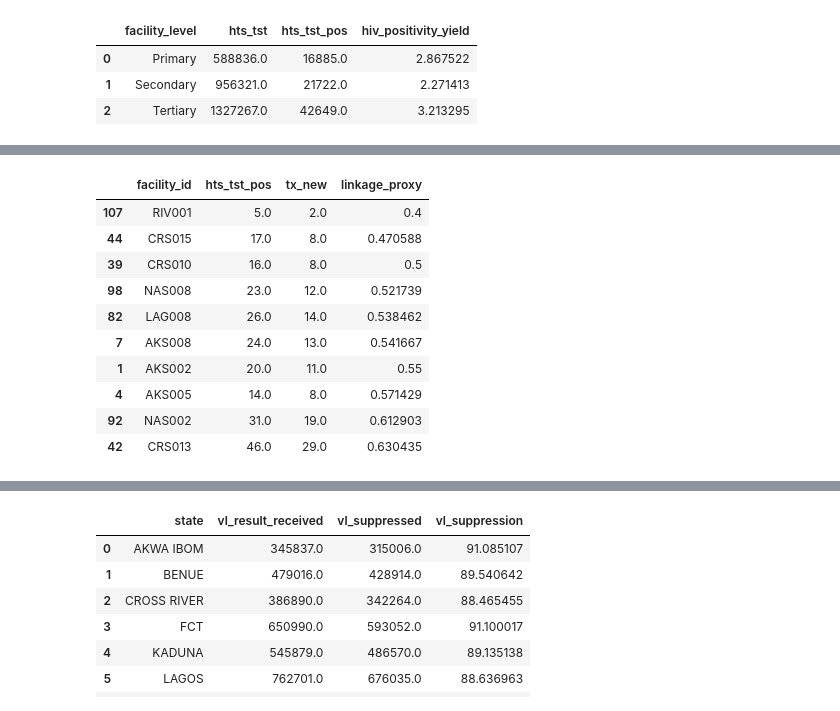
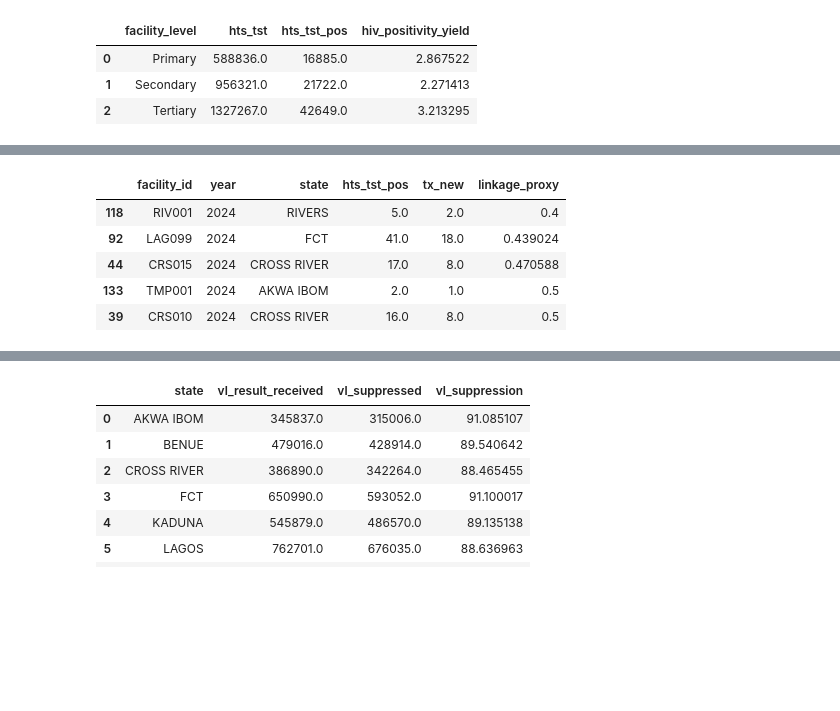
Before and after one commit to AlozieCollins/Intern-dataset-work, a Jupyter notebook: work.ipynb, the cells around one changed output, grey strips where cells are left out. Cells and saved outputs as stored; diff of their text form; code cells hidden in the pictures; blank space fills up the shorter version.

```diff
--- a/work.ipynb
+++ b/work.ipynb
@@ -1107,7 +1100,7 @@ facility_2024 = clean_df[clean_df["year"]== 2024].copy()
 # %%
 # Second indicator: calculating people that have been diagnosed but has not stated treatment
 linkage = (
-    facility_2024.groupby("facility_id", as_index=False).agg(
+    facility_2024.groupby(["facility_id", "year", "state"],as_index=False).agg(
         hts_tst_pos=("hts_tst_pos", "sum"), tx_new=("tx_new", "sum")
     )
 )
@@ -1115,4 +1108,3 @@ linkage = (
 linkage["linkage_proxy"] = (
         linkage["tx_new"] / linkage["hts_tst_pos"].replace(0, pd.NA)
     )
-linkage
@@ -1133,20 +1111,15 @@ linkage
 # %%
 # sorting the facilities in ascending order to get the 10 lowest facilites below 0.8
 linkage_low = linkage.sort_values("linkage_proxy")
 
-linkage_low.head(10)
+linkage_low.head()
 # %% [output]
-|  | facility_id | hts_tst_pos | tx_new | linkage_proxy |
-| 107 | RIV001 | 5.0 | 2.0 | 0.4 |
-| 44 | CRS015 | 17.0 | 8.0 | 0.470588 |
-| 39 | CRS010 | 16.0 | 8.0 | 0.5 |
-| 98 | NAS008 | 23.0 | 12.0 | 0.521739 |
-| 82 | LAG008 | 26.0 | 14.0 | 0.538462 |
-| 7 | AKS008 | 24.0 | 13.0 | 0.541667 |
-| 1 | AKS002 | 20.0 | 11.0 | 0.55 |
-| 4 | AKS005 | 14.0 | 8.0 | 0.571429 |
-| 92 | NAS002 | 31.0 | 19.0 | 0.612903 |
-| 42 | CRS013 | 46.0 | 29.0 | 0.630435 |
+|  | facility_id | year | state | hts_tst_pos | tx_new | linkage_proxy |
+| 118 | RIV001 | 2024 | RIVERS | 5.0 | 2.0 | 0.4 |
+| 92 | LAG099 | 2024 | FCT | 41.0 | 18.0 | 0.439024 |
+| 44 | CRS015 | 2024 | CROSS RIVER | 17.0 | 8.0 | 0.470588 |
+| 133 | TMP001 | 2024 | AKWA IBOM | 2.0 | 1.0 | 0.5 |
+| 39 | CRS010 | 2024 | CROSS RIVER | 16.0 | 8.0 | 0.5 |
 # %%
 # Third indicator: Treatment continuity, we got only the rows that are 2024 in the year column and made a copy
 tx_2024 = clean_df[
```
Also changed, not shown: parts of 24 cells of this notebook.
